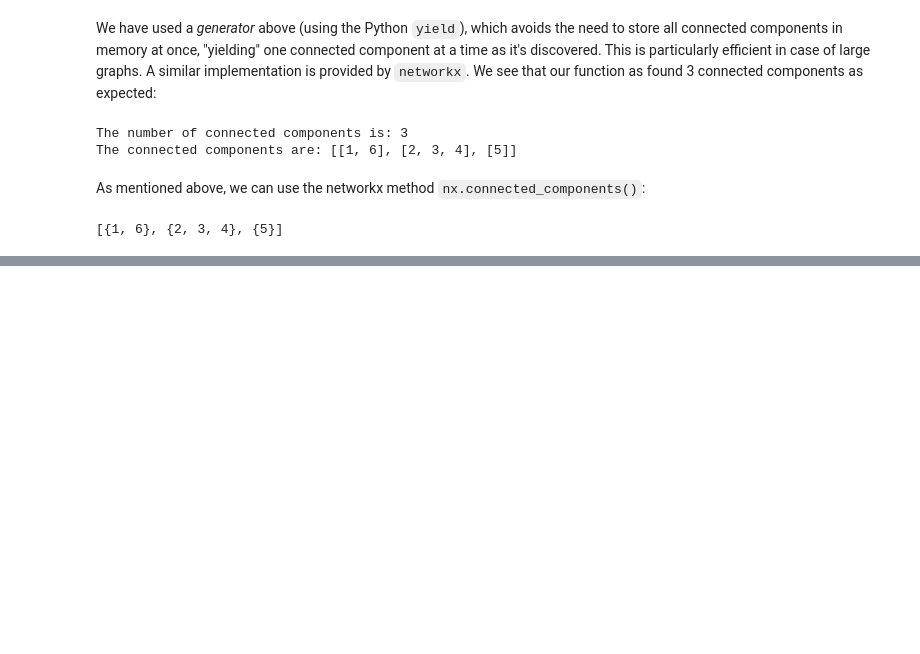
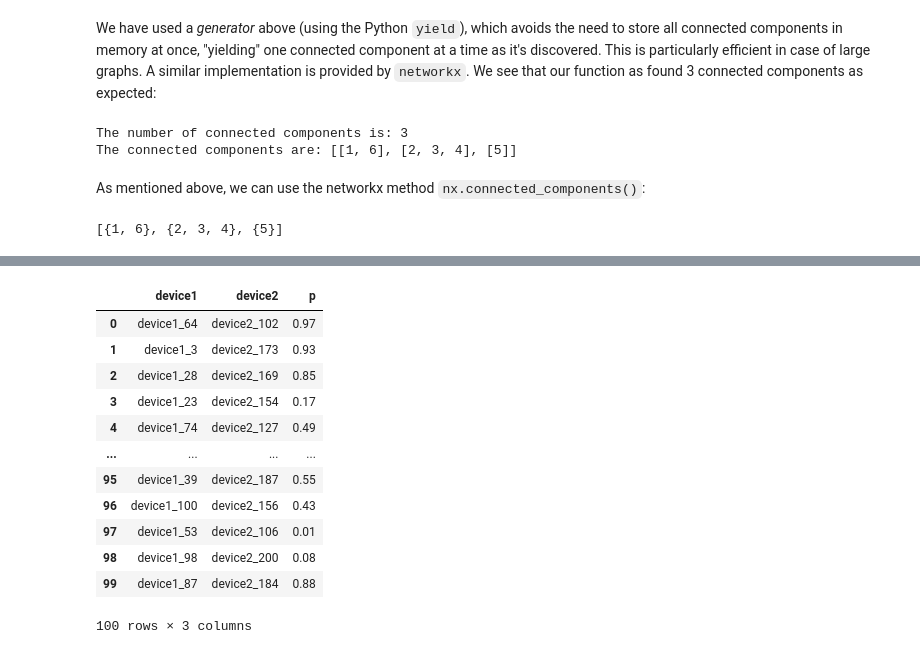
Before and after one commit to mirko-leccese/The-Machine-Learning-Project, a Jupyter notebook: graphs/graph-theory-networkx-1.ipynb, the cells around one changed output, grey strips where cells are left out. Cells and saved outputs as stored; diff of their text form; code cells hidden in the pictures; blank space fills up the shorter version.

```diff
--- a/graphs/graph-theory-networkx-1.ipynb
+++ b/graphs/graph-theory-networkx-1.ipynb
@@ -974,0 +985,16 @@ list(cc_nx)
+# %%
+dataset
+# %% [output]
+|  | device1 | device2 | p |
+| 0 | device1_64 | device2_102 | 0.97 |
+| 1 | device1_3 | device2_173 | 0.93 |
+| 2 | device1_28 | device2_169 | 0.85 |
+| 3 | device1_23 | device2_154 | 0.17 |
+| 4 | device1_74 | device2_127 | 0.49 |
+| ... | ... | ... | ... |
+| 95 | device1_39 | device2_187 | 0.55 |
+| 96 | device1_100 | device2_156 | 0.43 |
+| 97 | device1_53 | device2_106 | 0.01 |
+| 98 | device1_98 | device2_200 | 0.08 |
+| 99 | device1_87 | device2_184 | 0.88 |
+100 rows × 3 columns
```
Also changed, not shown: parts of 40 cells of this notebook, 1 other file.
